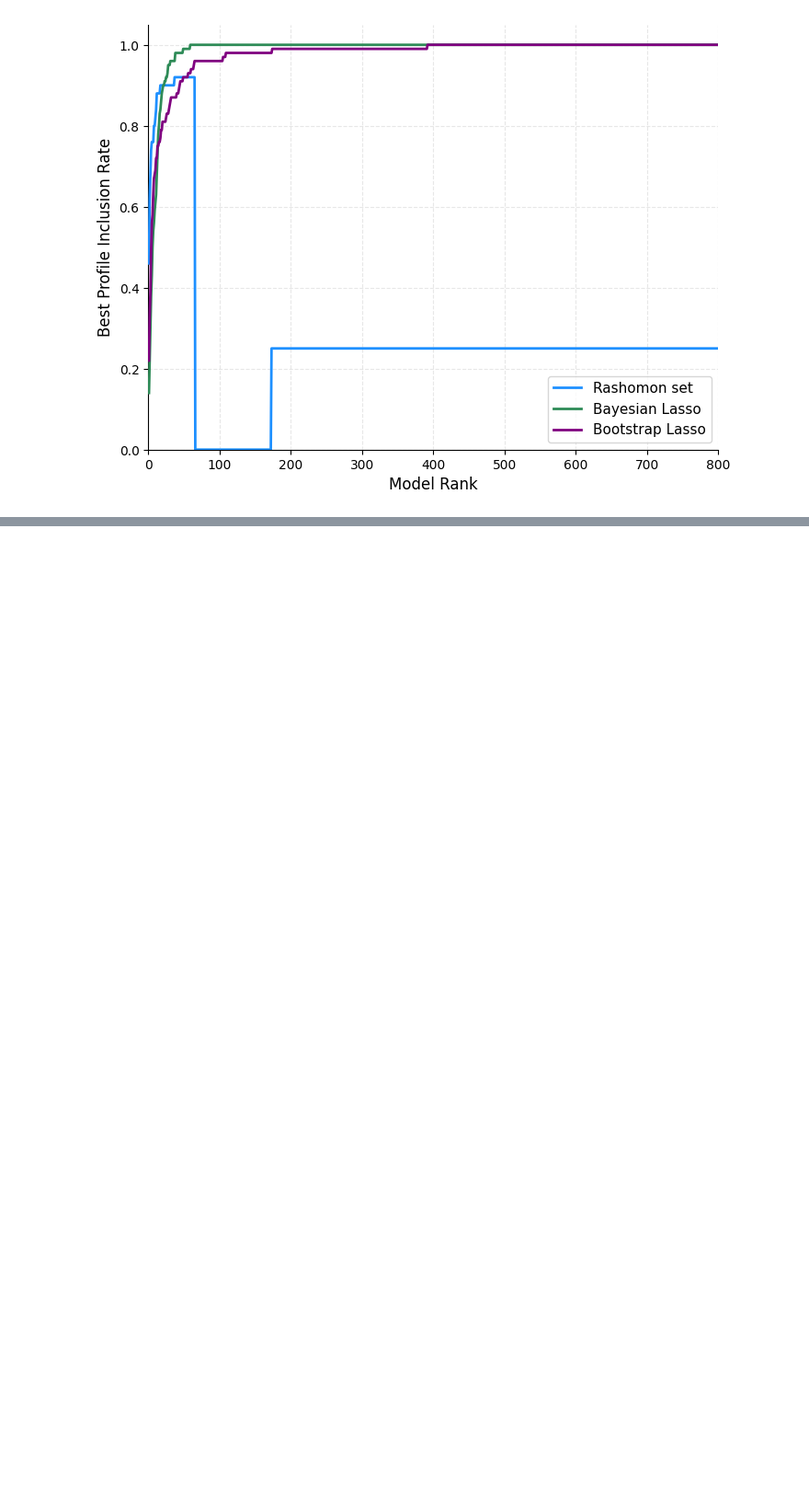
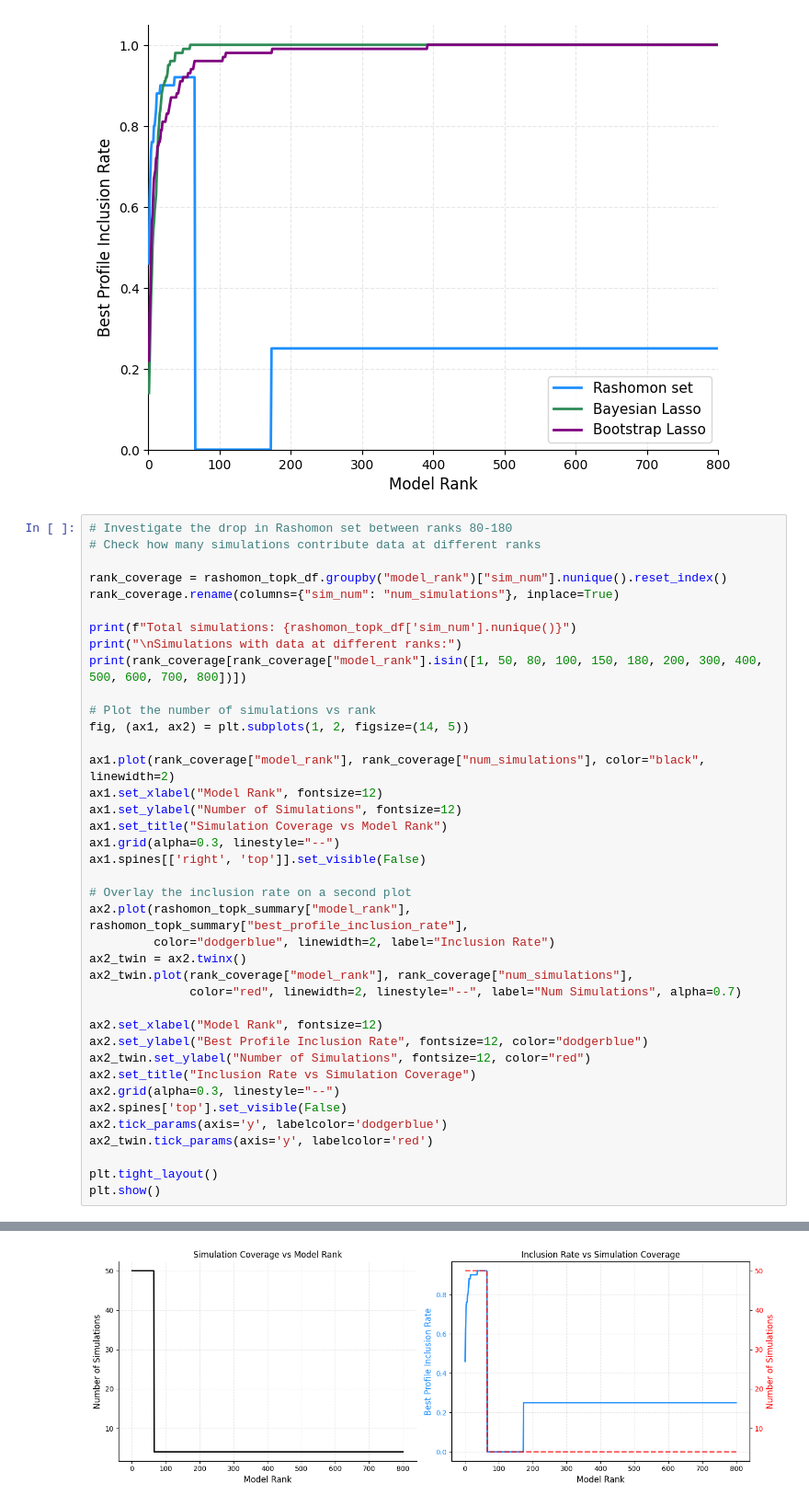
Before and after one commit to AparaV/rashomon-partition-sets, a Jupyter notebook: Code/analyze_reff_simulations.ipynb, the cells around one changed output, grey strips where cells are left out. Shown at 92% size. Cells and saved outputs as stored; diff of their text form; blank space fills up the shorter version.

```diff
--- a/Code/analyze_reff_simulations.ipynb
+++ b/Code/analyze_reff_simulations.ipynb
@@ -928,3 +928,43 @@ ax.grid(alpha=0.3, linestyle="--")
 plt.show()
 # %% [output]
 [figure]
+# %%
+# Investigate the drop in Rashomon set between ranks 80-180
+# Check how many simulations contribute data at different ranks
+
+rank_coverage = rashomon_topk_df.groupby("model_rank")["sim_num"].nunique().reset_index()
+rank_coverage.rename(columns={"sim_num": "num_simulations"}, inplace=True)
+
+print(f"Total simulations: {rashomon_topk_df['sim_num'].nunique()}")
+print("\nSimulations with data at different ranks:")
+print(rank_coverage[rank_coverage["model_rank"].isin([1, 50, 80, 100, 150, 180, 200, 300, 400, 500, 600, 700, 800])])
+
+# Plot the number of simulations vs rank
+fig, (ax1, ax2) = plt.subplots(1, 2, figsize=(14, 5))
+
+ax1.plot(rank_coverage["model_rank"], rank_coverage["num_simulations"], color="black", linewidth=2)
+ax1.set_xlabel("Model Rank", fontsize=12)
+ax1.set_ylabel("Number of Simulations", fontsize=12)
+ax1.set_title("Simulation Coverage vs Model Rank")
+ax1.grid(alpha=0.3, linestyle="--")
+ax1.spines[['right', 'top']].set_visible(False)
+
+# Overlay the inclusion rate on a second plot
+ax2.plot(rashomon_topk_summary["model_rank"], rashomon_topk_summary["best_profile_inclusion_rate"],
+         color="dodgerblue", linewidth=2, label="Inclusion Rate")
+ax2_twin = ax2.twinx()
+ax2_twin.plot(rank_coverage["model_rank"], rank_coverage["num_simulations"],
+              color="red", linewidth=2, linestyle="--", label="Num Simulations", alpha=0.7)
+
+ax2.set_xlabel("Model Rank", fontsize=12)
+ax2.set_ylabel("Best Profile Inclusion Rate", fontsize=12, color="dodgerblue")
+ax2_twin.set_ylabel("Number of Simulations", fontsize=12, color="red")
+ax2.set_title("Inclusion Rate vs Simulation Coverage")
+ax2.grid(alpha=0.3, linestyle="--")
+ax2.spines['top'].set_visible(False)
+ax2.tick_params(axis='y', labelcolor='dodgerblue')
+ax2_twin.tick_params(axis='y', labelcolor='red')
+
+plt.tight_layout()
+plt.show()
+# %% [output]
@@ -930,0 +988 @@ plt.show()
+[figure, added]
```
Also changed, not shown: parts of 3 cells of this notebook.
